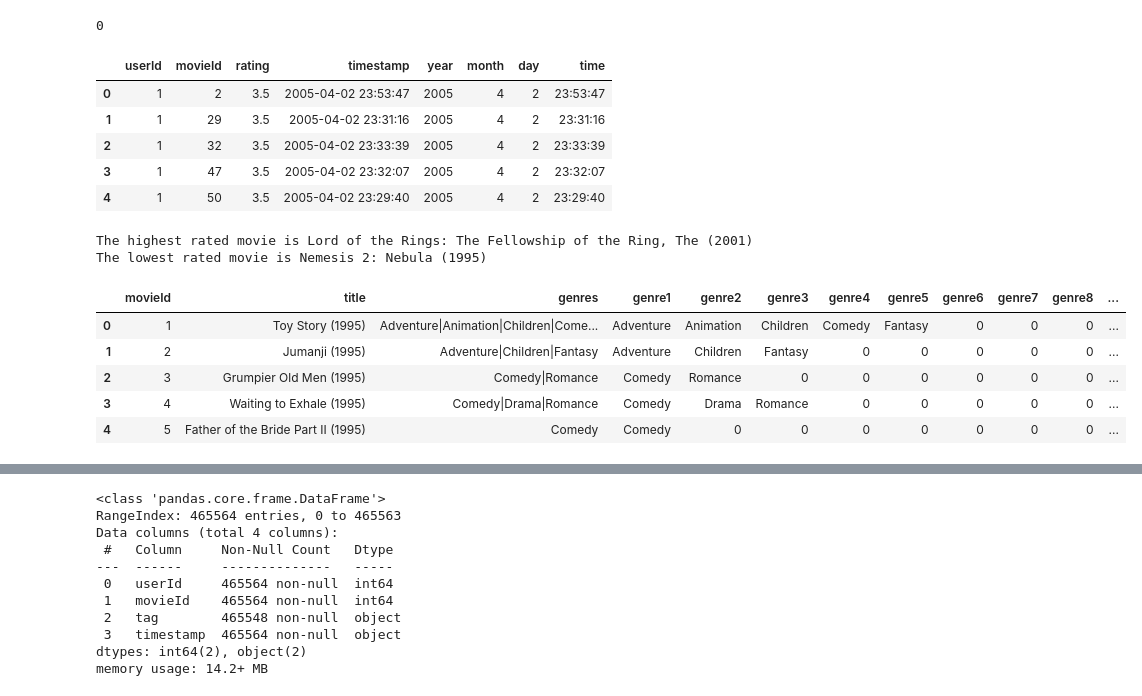
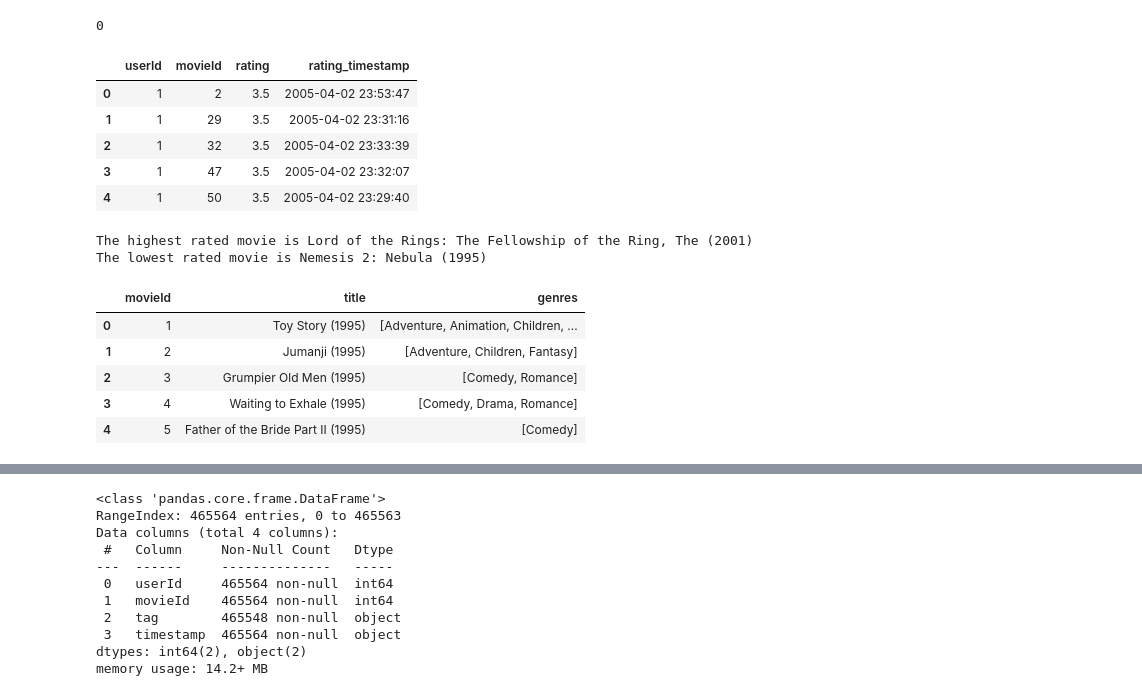
Before and after one commit to delgiudice1967219/ADM_HW4, a Jupyter notebook: main.ipynb, the cells around one changed output, grey strips where cells are left out. Saved outputs shown, nothing was run; the diff lists cells and outputs as text; code cells hidden in the pictures.

```diff
--- a/main.ipynb
+++ b/main.ipynb
@@ -145,21 +145,15 @@ rating.duplicated().sum()
 # %% [output]
 0
 # %%
-# converting timestamps into different columns for better readability
-date_time = pd.to_datetime(rating['timestamp'])
-import calendar
-rating['year'] = date_time.dt.year
-rating['month'] = date_time.dt.month
-rating['day'] = date_time.dt.day
-rating['time'] = date_time.dt.time
+rating = rating.rename(columns={'timestamp':'rating_timestamp'})
 rating.head()
 # %% [output]
-|  | userId | movieId | rating | timestamp | year | month | day | time |
-| 0 | 1 | 2 | 3.5 | 2005-04-02 23:53:47 | 2005 | 4 | 2 | 23:53:47 |
-| 1 | 1 | 29 | 3.5 | 2005-04-02 23:31:16 | 2005 | 4 | 2 | 23:31:16 |
-| 2 | 1 | 32 | 3.5 | 2005-04-02 23:33:39 | 2005 | 4 | 2 | 23:33:39 |
-| 3 | 1 | 47 | 3.5 | 2005-04-02 23:32:07 | 2005 | 4 | 2 | 23:32:07 |
-| 4 | 1 | 50 | 3.5 | 2005-04-02 23:29:40 | 2005 | 4 | 2 | 23:29:40 |
+|  | userId | movieId | rating | rating_timestamp |
+| 0 | 1 | 2 | 3.5 | 2005-04-02 23:53:47 |
+| 1 | 1 | 29 | 3.5 | 2005-04-02 23:31:16 |
+| 2 | 1 | 32 | 3.5 | 2005-04-02 23:33:39 |
+| 3 | 1 | 47 | 3.5 | 2005-04-02 23:32:07 |
+| 4 | 1 | 50 | 3.5 | 2005-04-02 23:29:40 |
 # %%
 highest_rated = rating.loc[rating['rating'].idxmax(), 'movieId']
 lowest_rated = rating.loc[rating['rating'].idxmin(), 'movieId']
@@ -170,17 +164,13 @@ print(f'The lowest rated movie is {movie.loc[movie['movieId'] == lowest_rated, '
 The highest rated movie is Lord of the Rings: The Fellowship of the Ring, The (2001)
 The lowest rated movie is Nemesis 2: Nebula (1995)
 # %%
-# splitting genres column to do some stat on it
-genres = movie['genres'].str.split(pat='|', expand=True).fillna(0)
-max_genres_num= movie['genres'].str.split('|').map(len).max()
-genres.columns = [f'genre{i+1}' for i in range(max_genres_num)]
-movie = pd.concat([movie, genres], axis=1)
-
+# splitting genres column to do store it as a list
+movie['genres'] = movie['genres'].str.split('|')
 movie.head()
 # %% [output]
-|  | movieId | title | genres | genre1 | genre2 | genre3 | genre4 | genre5 | genre6 | genre7 | genre8 | ... |
-| 0 | 1 | Toy Story (1995) | Adventure|Animation|Children|Come... | Adventure | Animation | Children | Comedy | Fantasy | 0 | 0 | 0 | ... |
-| 1 | 2 | Jumanji (1995) | Adventure|Children|Fantasy | Adventure | Children | Fantasy | 0 | 0 | 0 | 0 | 0 | ... |
-| 2 | 3 | Grumpier Old Men (1995) | Comedy|Romance | Comedy | Romance | 0 | 0 | 0 | 0 | 0 | 0 | ... |
-| 3 | 4 | Waiting to Exhale (1995) | Comedy|Drama|Romance | Comedy | Drama | Romance | 0 | 0 | 0 | 0 | 0 | ... |
-| 4 | 5 | Father of the Bride Part II (1995) | Comedy | Comedy | 0 | 0 | 0 | 0 | 0 | 0 | 0 | ... |
+|  | movieId | title | genres |
+| 0 | 1 | Toy Story (1995) | [Adventure, Animation, Children, ... |
+| 1 | 2 | Jumanji (1995) | [Adventure, Children, Fantasy] |
+| 2 | 3 | Grumpier Old Men (1995) | [Comedy, Romance] |
+| 3 | 4 | Waiting to Exhale (1995) | [Comedy, Drama, Romance] |
+| 4 | 5 | Father of the Bride Part II (1995) | [Comedy] |
```
Also changed, not shown: parts of 14 cells of this notebook.
